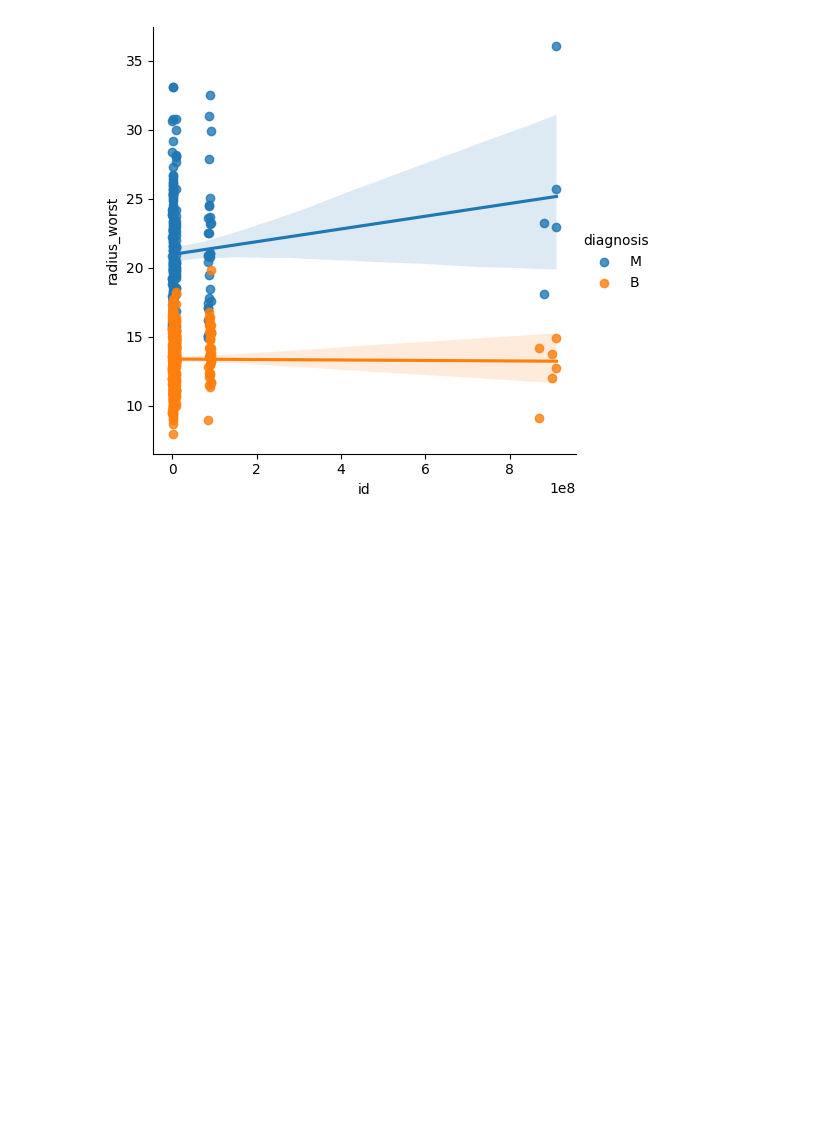
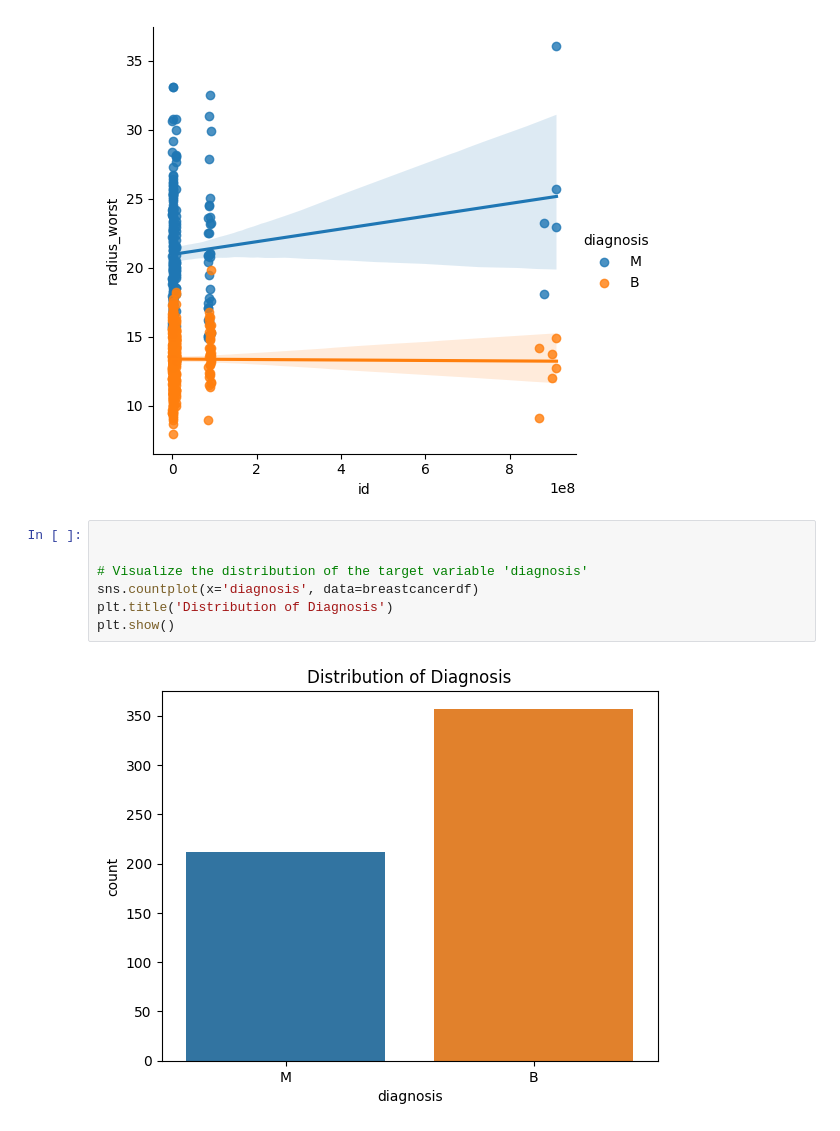
Before and after one commit to arimartorano/breastcanceranalysis, a Jupyter notebook: EDA.ipynb, the cells around one changed output. Saved outputs shown, nothing was run; the diff lists cells and outputs as text; blank space fills up the shorter version.

```diff
--- a/EDA.ipynb
+++ b/EDA.ipynb
@@ -180,3 +180,12 @@ sns.lmplot(x='id',y='radius_worst',data=breastcancerdf,hue='diagnosis')
 # %% [output]
 <seaborn.axisgrid.FacetGrid at 0x...>
 [figure]
+# %%
+
+
+# Visualize the distribution of the target variable 'diagnosis'
+sns.countplot(x='diagnosis', data=breastcancerdf)
+plt.title('Distribution of Diagnosis')
+plt.show()
+# %% [output]
+[figure, added]
```
Also changed, not shown: parts of 1 cell of this notebook, 1 other file.
